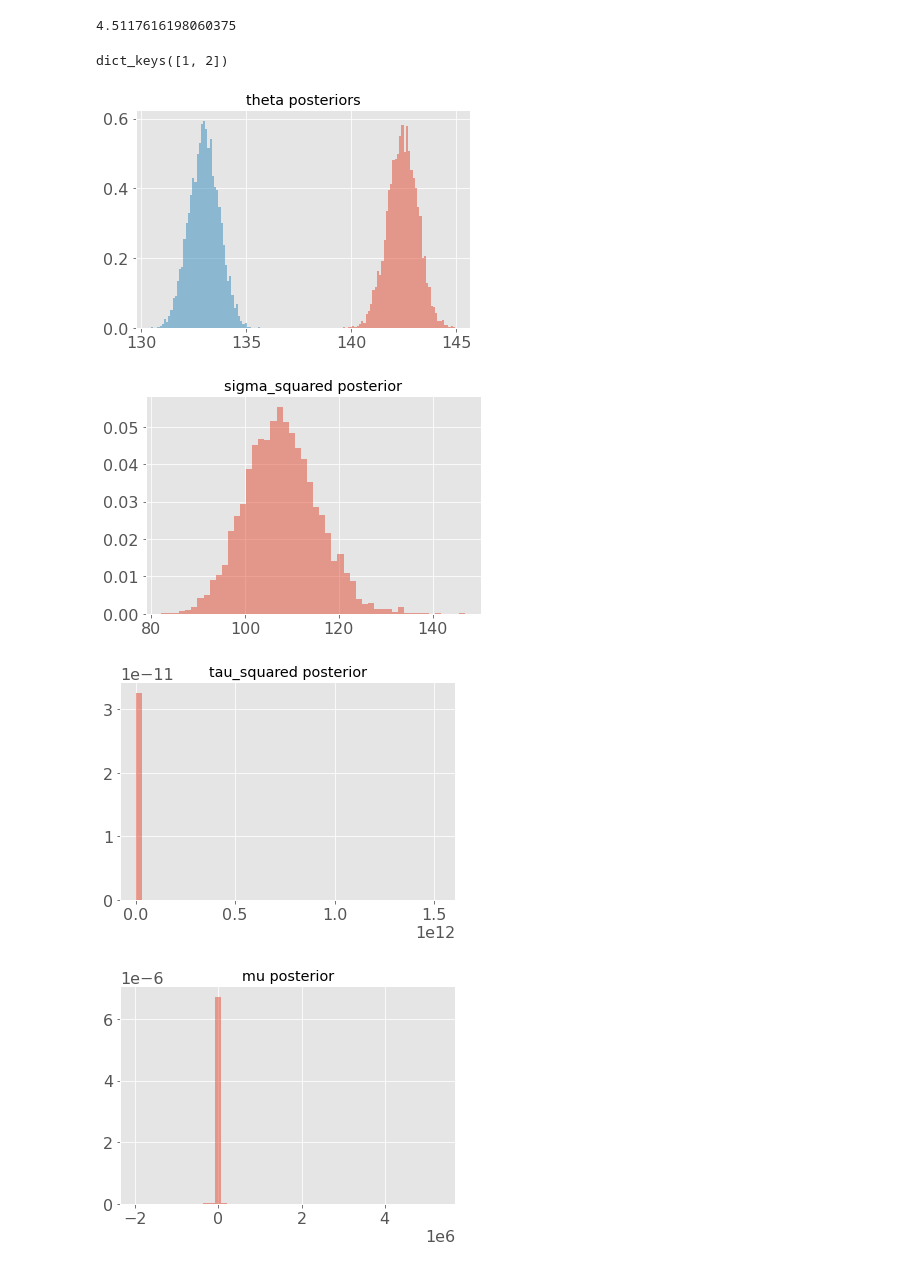
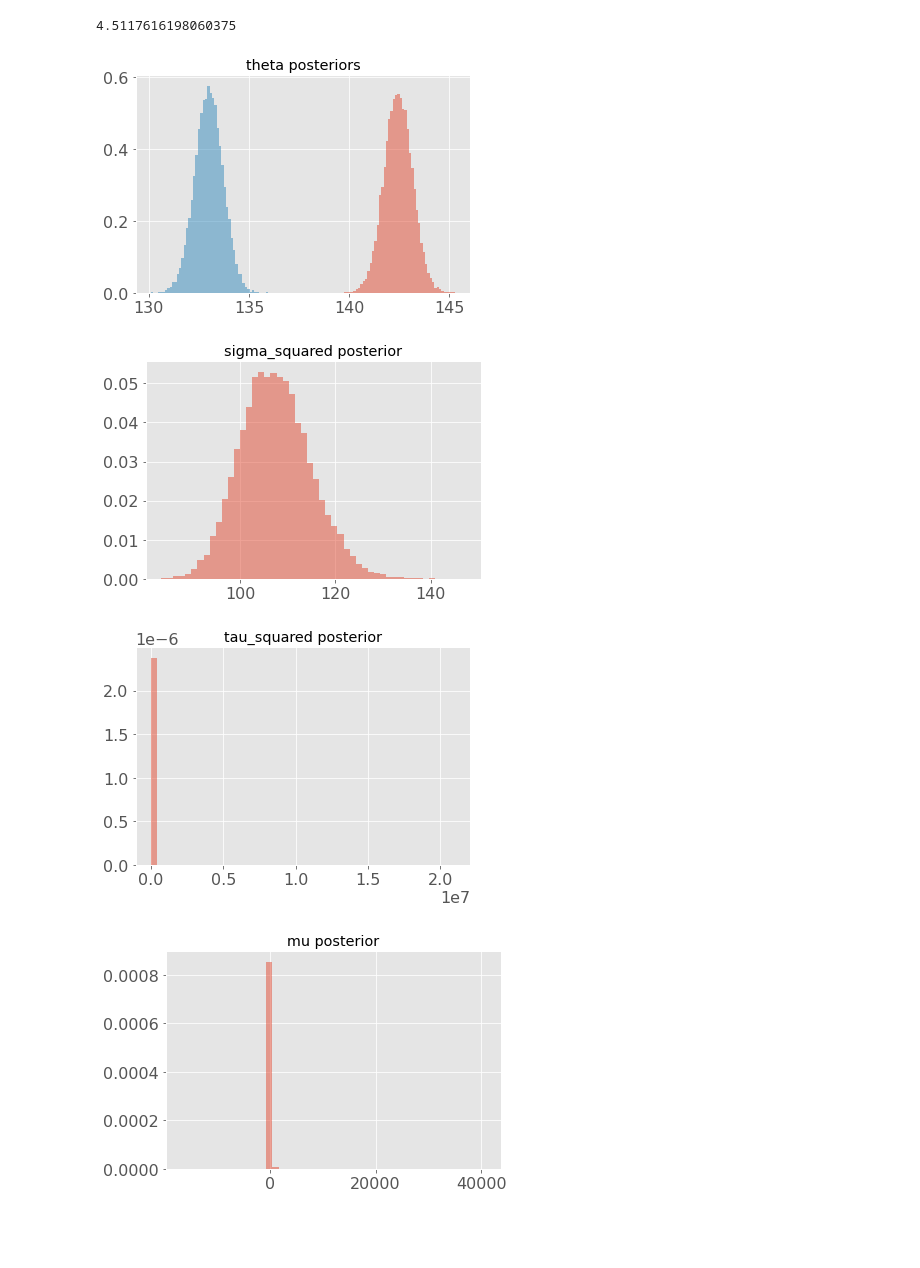
Before and after one commit to JulietteFranque/SDS383D_JF, a Jupyter notebook: exercises-04/notebooks/blood_pressure.ipynb, the cells around one changed output. Cells and saved outputs as stored; diff of their text form; code cells hidden in the pictures; blank space fills up the shorter version.

```diff
--- a/exercises-04/notebooks/blood_pressure.ipynb
+++ b/exercises-04/notebooks/blood_pressure.ipynb
@@ -50,16 +50,12 @@ s_squared = ((len(new_group_1)-1)*new_group_1.var() + (len(new_group_2)-1) * new
 np.sqrt(s_squared)*np.sqrt(1/len(new_group_1) + 1/len(new_group_2))
 # %% [output]
 4.5117616198060375
-# %%
-df.groupby('group').groups.keys()
-# %% [output]
-dict_keys([1, 2])
 # %%
-gibbs = gs.GibbsSamplerBeta(df[['group', 'values']],beta=1, n_iter=5000, burn=100)
+gibbs = gs.GibbsSamplerBeta(df[['group', 'values']], n_iter=20000, burn=200, beta=10, mu=140, theta=np.array([140, 130]))
 gibbs.fit()
 gibbs.plot_all_posteriors()
 # %% [output]
-[figure, old version]
+[figure, new version]
-[figure, old version]
+[figure, new version]
-[figure, old version]
+[figure, new version]
-[figure, old version]
+[figure, new version]
```
Also changed, not shown: parts of 2 cells of this notebook, 8 other files.
